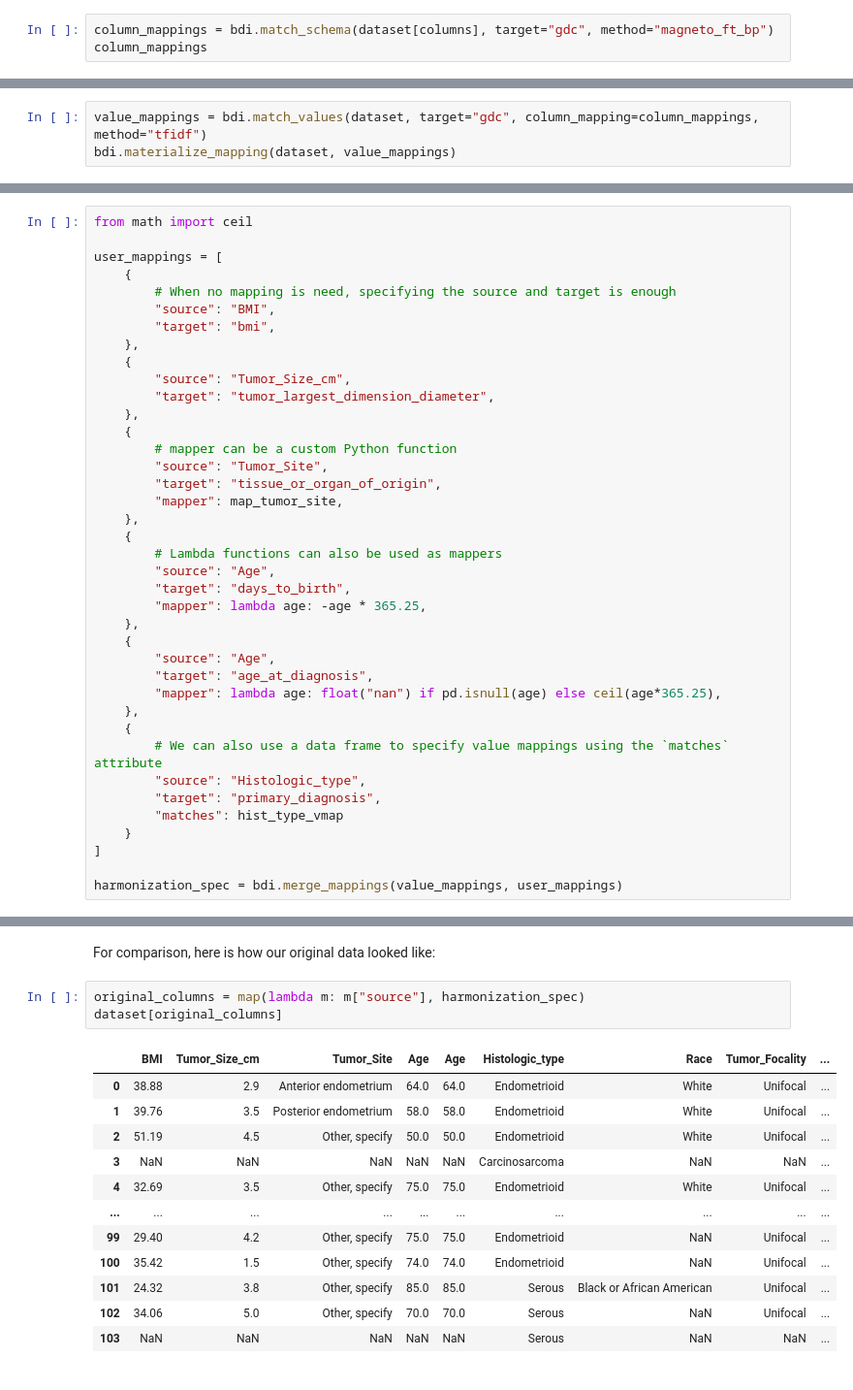
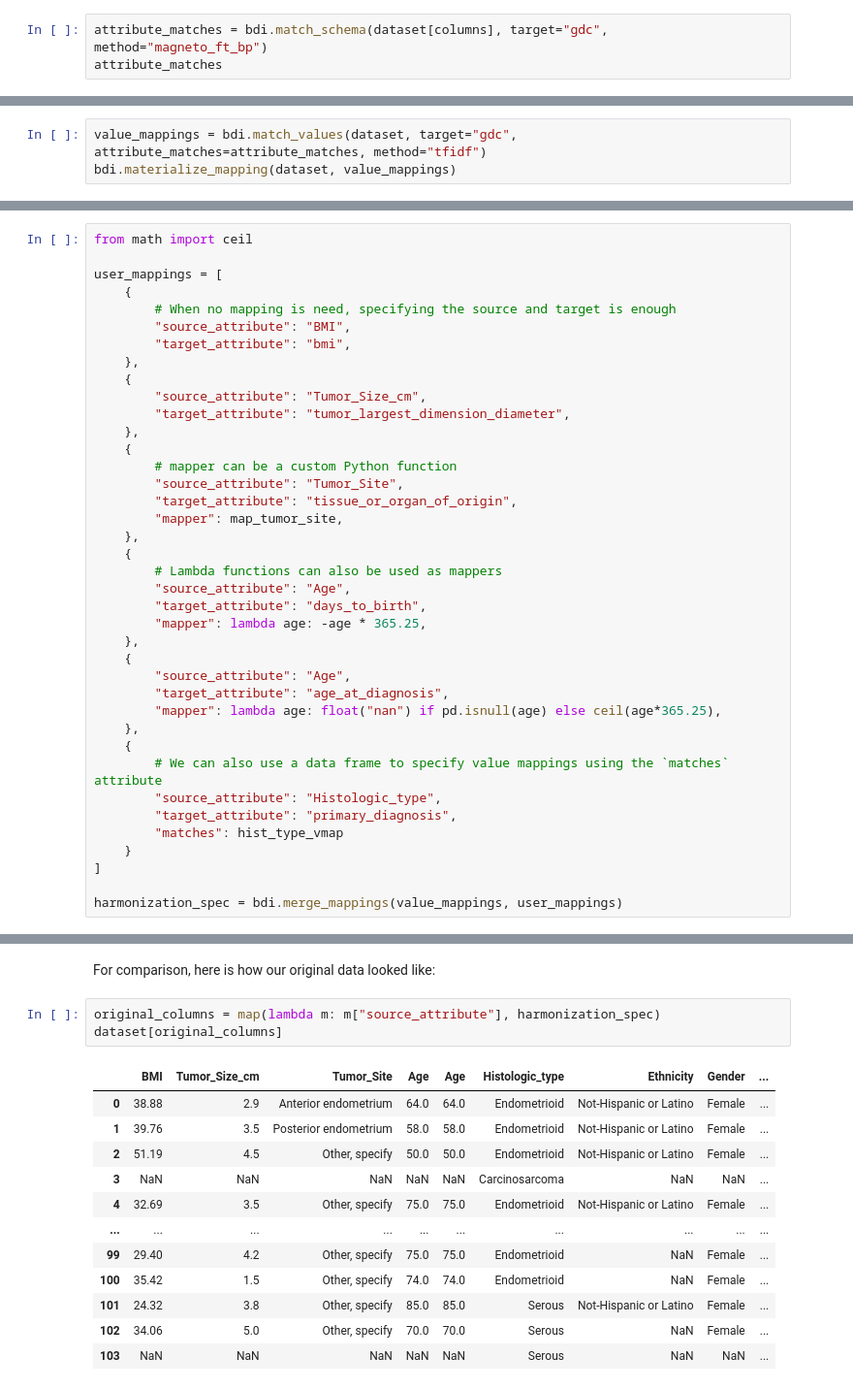
Before and after one commit to VIDA-NYU/bdi-kit, a Jupyter notebook: examples/getting-started.ipynb, the cells around one changed output, grey strips where cells are left out. Shown at 97% size. Drawn from its saved outputs; the diff is of its cells as text.

```diff
--- a/examples/getting-started.ipynb
+++ b/examples/getting-started.ipynb
@@ -50,4 +50,4 @@ To achieve this using `bdi-kit`, we can use the `match_schema()` function to mat
 # %%
-column_mappings = bdi.match_schema(dataset[columns], target="gdc", method="magneto_ft_bp")
-column_mappings
+attribute_matches = bdi.match_schema(dataset[columns], target="gdc", method="magneto_ft_bp")
+attribute_matches
 # %% [output]
@@ -94,6 +92,6 @@ bdi.materialize_mapping(dataset, column_mappings)
 To this end, `bdi-kit` provides the function `match_values()` that automatically creates value mappings for each string column.
 The output of `match_values()` can be fed to `materialize_mapping()` which materialized the final target using both schema and value mappings.
 # %%
-value_mappings = bdi.match_values(dataset, target="gdc", column_mapping=column_mappings, method="tfidf")
+value_mappings = bdi.match_values(dataset, target="gdc", attribute_matches=attribute_matches, method="tfidf")
 bdi.materialize_mapping(dataset, value_mappings)
 # %% [output]
@@ -341,34 +337,34 @@ from math import ceil
 user_mappings = [
     {
         # When no mapping is need, specifying the source and target is enough
-        "source": "BMI",
-        "target": "bmi",
+        "source_attribute": "BMI",
+        "target_attribute": "bmi",
     },
     {
-        "source": "Tumor_Size_cm",
-        "target": "tumor_largest_dimension_diameter",
+        "source_attribute": "Tumor_Size_cm",
+        "target_attribute": "tumor_largest_dimension_diameter",
     },
     {
         # mapper can be a custom Python function
-        "source": "Tumor_Site",
-        "target": "tissue_or_organ_of_origin",
+        "source_attribute": "Tumor_Site",
+        "target_attribute": "tissue_or_organ_of_origin",
         "mapper": map_tumor_site,
     },
     {
         # Lambda functions can also be used as mappers
-        "source": "Age",
-        "target": "days_to_birth",
+        "source_attribute": "Age",
+        "target_attribute": "days_to_birth",
         "mapper": lambda age: -age * 365.25,
     },
     {
-        "source": "Age",
-        "target": "age_at_diagnosis",
+        "source_attribute": "Age",
+        "target_attribute": "age_at_diagnosis",
         "mapper": lambda age: float("nan") if pd.isnull(age) else ceil(age*365.25),
     },
     {
         # We can also use a data frame to specify value mappings using the `matches` attribute
-        "source": "Histologic_type",
-        "target": "primary_diagnosis",
+        "source_attribute": "Histologic_type",
+        "target_attribute": "primary_diagnosis",
         "matches": hist_type_vmap
     }
 ]
@@ -396,19 +392,19 @@ harmonized_dataset
 # %% [markdown]
 For comparison, here is how our original data looked like:
 # %%
-original_columns = map(lambda m: m["source"], harmonization_spec)
+original_columns = map(lambda m: m["source_attribute"], harmonization_spec)
 dataset[original_columns]
 # %% [output]
-|  | BMI | Tumor_Size_cm | Tumor_Site | Age | Age | Histologic_type | Race | Tumor_Focality | ... |
-| 0 | 38.88 | 2.9 | Anterior endometrium | 64.0 | 64.0 | Endometrioid | White | Unifocal | ... |
-| 1 | 39.76 | 3.5 | Posterior endometrium | 58.0 | 58.0 | Endometrioid | White | Unifocal | ... |
-| 2 | 51.19 | 4.5 | Other, specify | 50.0 | 50.0 | Endometrioid | White | Unifocal | ... |
+|  | BMI | Tumor_Size_cm | Tumor_Site | Age | Age | Histologic_type | Ethnicity | Gender | ... |
+| 0 | 38.88 | 2.9 | Anterior endometrium | 64.0 | 64.0 | Endometrioid | Not-Hispanic or Latino | Female | ... |
+| 1 | 39.76 | 3.5 | Posterior endometrium | 58.0 | 58.0 | Endometrioid | Not-Hispanic or Latino | Female | ... |
+| 2 | 51.19 | 4.5 | Other, specify | 50.0 | 50.0 | Endometrioid | Not-Hispanic or Latino | Female | ... |
 | 3 | NaN | NaN | NaN | NaN | NaN | Carcinosarcoma | NaN | NaN | ... |
-| 4 | 32.69 | 3.5 | Other, specify | 75.0 | 75.0 | Endometrioid | White | Unifocal | ... |
+| 4 | 32.69 | 3.5 | Other, specify | 75.0 | 75.0 | Endometrioid | Not-Hispanic or Latino | Female | ... |
 | ... | ... | ... | ... | ... | ... | ... | ... | ... | ... |
-| 99 | 29.40 | 4.2 | Other, specify | 75.0 | 75.0 | Endometrioid | NaN | Unifocal | ... |
-| 100 | 35.42 | 1.5 | Other, specify | 74.0 | 74.0 | Endometrioid | NaN | Unifocal | ... |
-| 101 | 24.32 | 3.8 | Other, specify | 85.0 | 85.0 | Serous | Black or African American | Unifocal | ... |
-| 102 | 34.06 | 5.0 | Other, specify | 70.0 | 70.0 | Serous | NaN | Unifocal | ... |
+| 99 | 29.40 | 4.2 | Other, specify | 75.0 | 75.0 | Endometrioid | NaN | Female | ... |
+| 100 | 35.42 | 1.5 | Other, specify | 74.0 | 74.0 | Endometrioid | NaN | Female | ... |
+| 101 | 24.32 | 3.8 | Other, specify | 85.0 | 85.0 | Serous | Not-Hispanic or Latino | Female | ... |
+| 102 | 34.06 | 5.0 | Other, specify | 70.0 | 70.0 | Serous | NaN | Female | ... |
 | 103 | NaN | NaN | NaN | NaN | NaN | Serous | NaN | NaN | ... |
 104 rows × 13 columns
```
Also changed, not shown: parts of 17 cells of this notebook, 9 other files.
